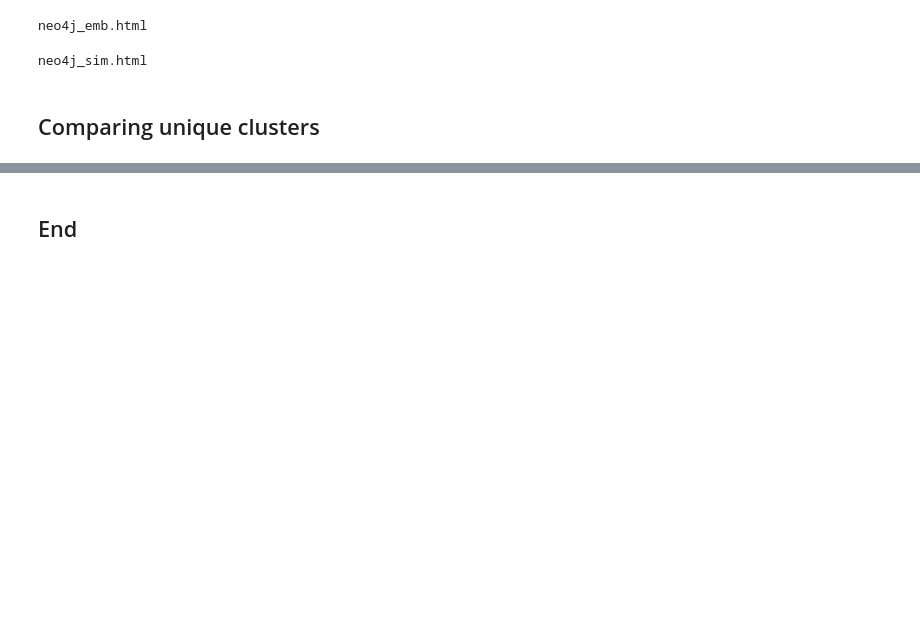
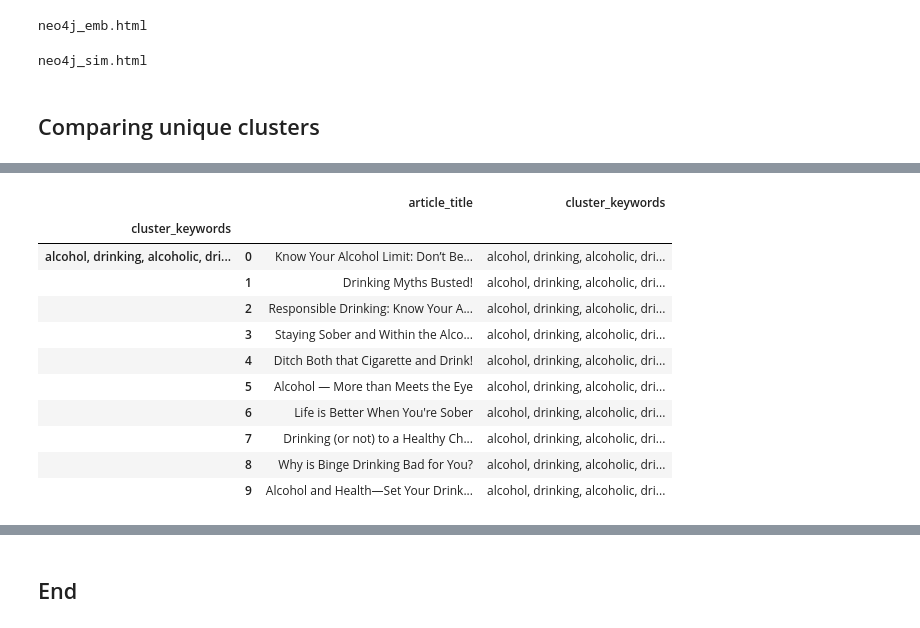
Before and after one commit to Synapxe-DNA/healthhub-content-optimization, a Jupyter notebook: content-optimization/notebooks/exp_evaluation.ipynb, the cells around one changed output, grey strips where cells are left out. Cells and saved outputs as stored; diff of their text form; code cells hidden in the pictures; blank space fills up the shorter version.

```diff
--- a/content-optimization/notebooks/exp_evaluation.ipynb
+++ b/content-optimization/notebooks/exp_evaluation.ipynb
@@ -46,10 +48,10 @@ def find_different_clusters(output1, output2):
 
     return df_unique_clusters1, df_unique_clusters2
 # %%
-df_common_clusters = find_common_clusters(emb_results, sim_results)
-df_unique_emb, df_unique_sim = find_different_clusters(emb_results, sim_results)
+df_common_clusters = find_common_clusters(emb_results_median, emb_results_th09)
+df_unique_median, df_unique_09 = find_different_clusters(emb_results_median, emb_results_th09)
 
 print(f"Number of exact same clusters: {len(df_common_clusters)} \
-    \nNumber of unique clusters from EMB: {len(df_unique_emb)} \
-    \nNumber of unique clusters from SIM: {len(df_unique_sim)}")
+    \nNumber of unique clusters from th=median: {len(df_unique_emb)} \
+    \nNumber of unique clusters from th=0.9: {len(df_unique_sim)}")
 # %% [output]
@@ -220,0 +315,41 @@ Unique articles in SIM cluster:
+# %%
+# For unique articles in Weighted EMD cluster
+article_titles =[]
+clusters = []
+
+list_1 = list(emb_set - sim_set)
+for item in list_1:
+    # print(item)
+    filtered_df = df_unique_sim_1[df_unique_sim_1['titles'].apply(lambda x: item in x)]
+    if filtered_df.empty:
+        cluster = "single node"
+    else:
+        cluster = filtered_df["cluster_keywords"].iloc[0]
+
+    article_titles.append(item)
+    clusters.append(cluster)
+
+data = {
+    "article_title": article_titles,
+    "cluster_keywords": clusters
+}
+# sorted_df  = df.sort_values(by="cluster_keywords")
+
+df = pd.DataFrame(data)
+df["cluster_keywords"]= df['cluster_keywords'].apply(lambda x: ', '.join(map(str, x)))
+
+grouped_df = df.groupby('cluster_keywords').apply(lambda x: x)
+grouped_df
+# %% [output]
+|  |  | article_title | cluster_keywords |
+| cluster_keywords |  |  |  |
+| alcohol, drinking, alcoholic, dri... | 0 | Know Your Alcohol Limit: Don’t Be... | alcohol, drinking, alcoholic, dri... |
+|  | 1 | Drinking Myths Busted! | alcohol, drinking, alcoholic, dri... |
+|  | 2 | Responsible Drinking: Know Your A... | alcohol, drinking, alcoholic, dri... |
+|  | 3 | Staying Sober and Within the Alco... | alcohol, drinking, alcoholic, dri... |
+|  | 4 | Ditch Both that Cigarette and Drink! | alcohol, drinking, alcoholic, dri... |
+|  | 5 | Alcohol — More than Meets the Eye | alcohol, drinking, alcoholic, dri... |
+|  | 6 | Life is Better When You're Sober | alcohol, drinking, alcoholic, dri... |
+|  | 7 | Drinking (or not) to a Healthy Ch... | alcohol, drinking, alcoholic, dri... |
+|  | 8 | Why is Binge Drinking Bad for You? | alcohol, drinking, alcoholic, dri... |
+|  | 9 | Alcohol and Health—Set Your Drink... | alcohol, drinking, alcoholic, dri... |
```
Also changed, not shown: parts of 24 cells of this notebook, 1 other file.
